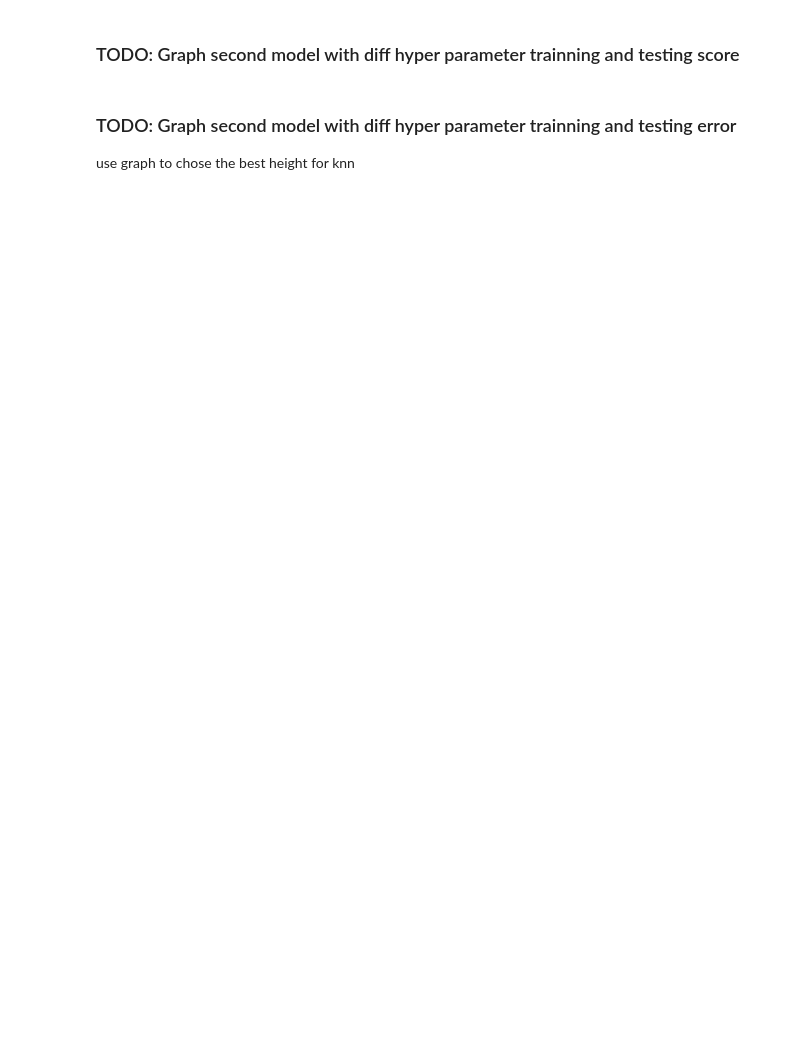
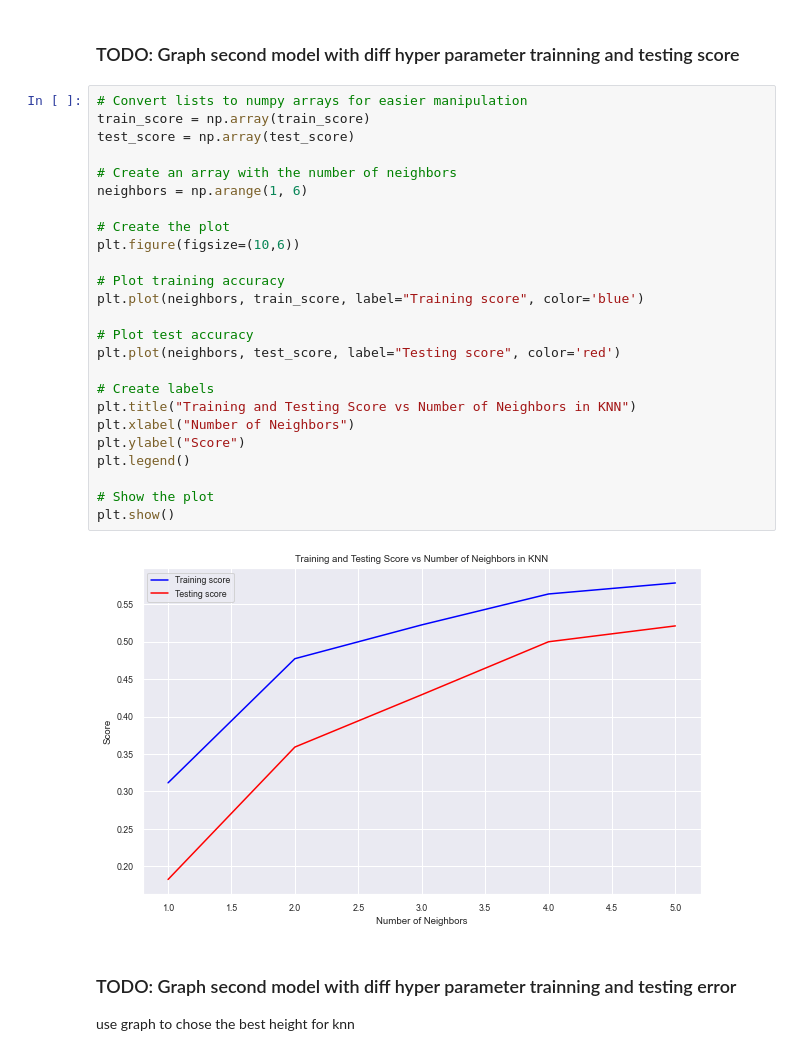
Before and after one commit to COGS118A/Group004-SP23, a Jupyter notebook: Checkpoint_Group004-SP23.ipynb, the cells around one changed output. Drawn from its saved outputs; the diff is of its cells as text; blank space fills up the shorter version.

```diff
--- a/Checkpoint_Group004-SP23.ipynb
+++ b/Checkpoint_Group004-SP23.ipynb
@@ -606,5 +551,32 @@ plt.show()
 # %% [markdown]
 ### TODO: Graph second model with diff hyper parameter trainning and testing score
+# %%
+# Convert lists to numpy arrays for easier manipulation
+train_score = np.array(train_score)
+test_score = np.array(test_score)
+
+# Create an array with the number of neighbors
+neighbors = np.arange(1, 6)
+
+# Create the plot
+plt.figure(figsize=(10,6))
+
+# Plot training accuracy
+plt.plot(neighbors, train_score, label="Training score", color='blue')
+
+# Plot test accuracy
+plt.plot(neighbors, test_score, label="Testing score", color='red')
+
+# Create labels
+plt.title("Training and Testing Score vs Number of Neighbors in KNN")
+plt.xlabel("Number of Neighbors")
+plt.ylabel("Score")
+plt.legend()
+
+# Show the plot
+plt.show()
+# %% [output]
+[figure, added]
 # %% [markdown]
 ### TODO: Graph second model with diff hyper parameter trainning and testing error
 use graph to chose the best height for knn
```
Also changed, not shown: parts of 11 cells of this notebook.
